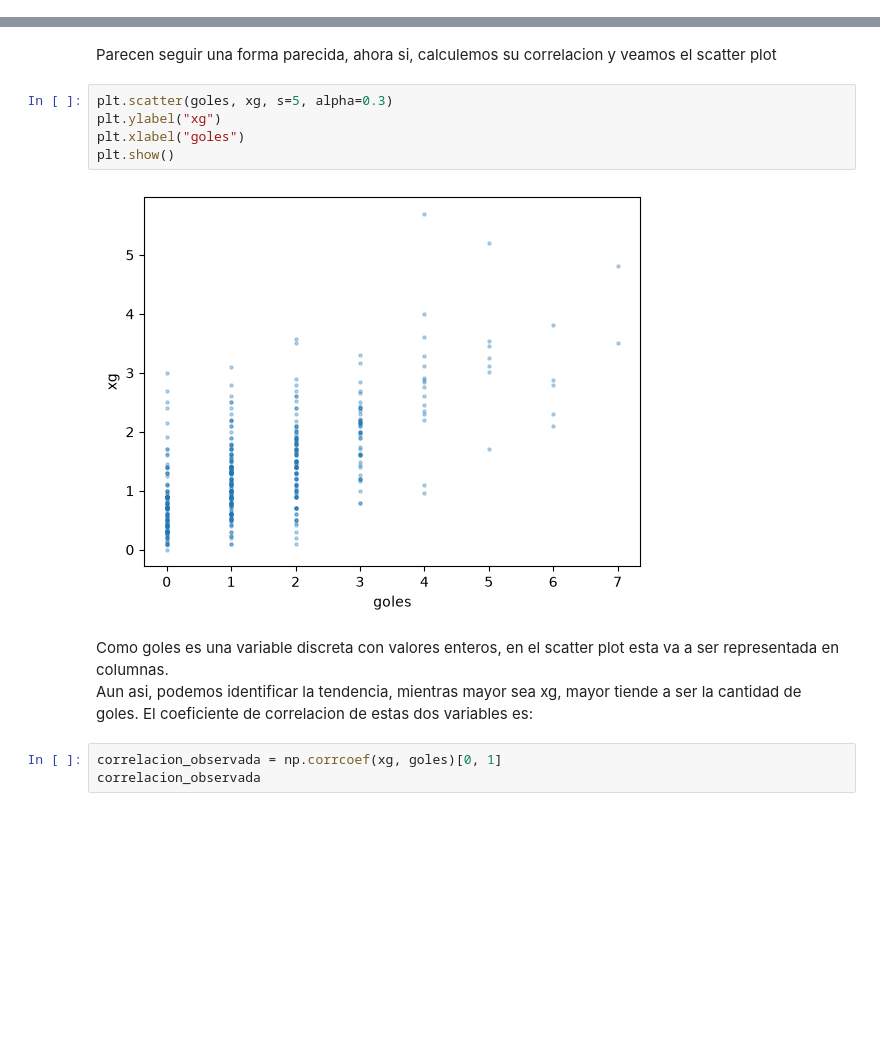
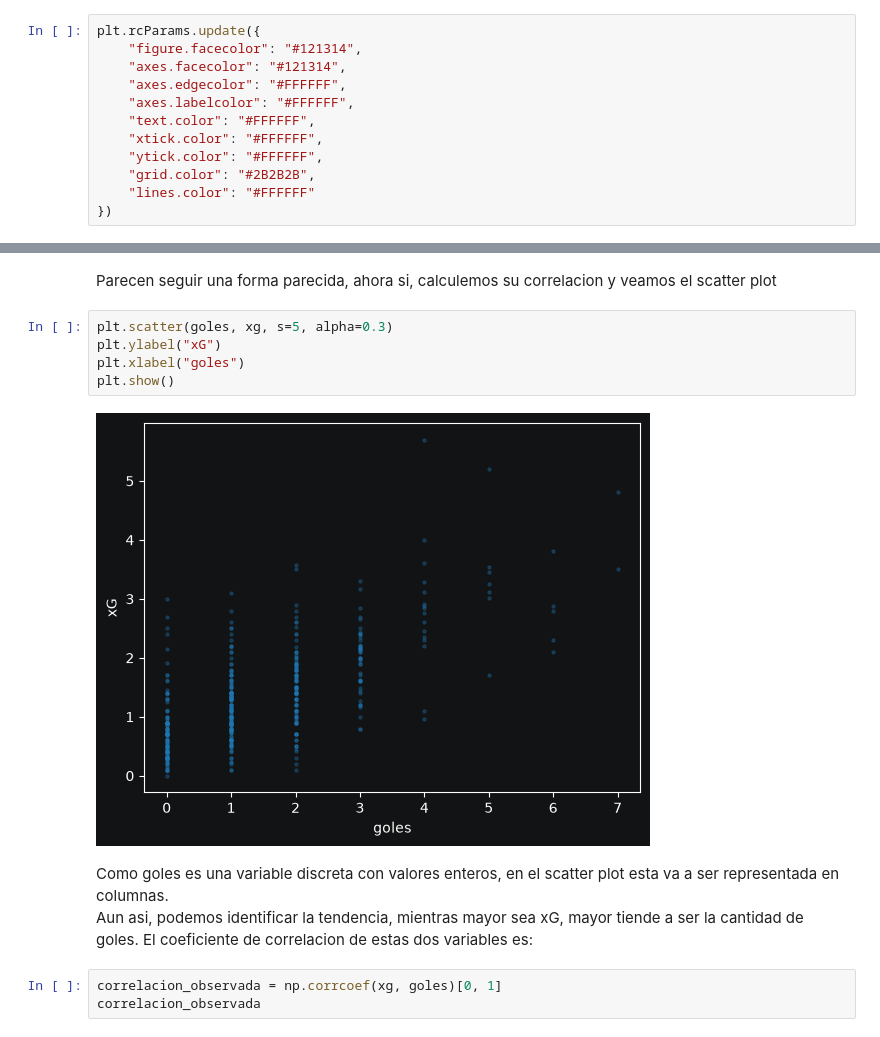
Before and after one commit to maximomilano9/Base-de-datos-de-partidos-de-futbol-masculino-21-a-nivel-selecciones-y-mundiales, a Jupyter notebook: notebooks/Exploracion_2.ipynb, the cells around one changed output, grey strips where cells are left out. Cells and saved outputs as stored; diff of their text form; blank space fills up the shorter version.

Commit message:
Añade IC y plots a notebooks de exploracion, continua desarrollando ML

```diff
--- a/notebooks/Exploracion_2.ipynb
+++ b/notebooks/Exploracion_2.ipynb
@@ -10,4 +10,16 @@ import empiricaldist
 import sqlite3
 import scipy.stats
 conn = sqlite3.connect("../data/Datos_Limpios.db")
+# %%
+plt.rcParams.update({
+    "figure.facecolor": "#121314",
+    "axes.facecolor": "#121314",
+    "axes.edgecolor": "#FFFFFF",
+    "axes.labelcolor": "#FFFFFF",
+    "text.color": "#FFFFFF",
+    "xtick.color": "#FFFFFF",
+    "ytick.color": "#FFFFFF",
+    "grid.color": "#2B2B2B",
+    "lines.color": "#FFFFFF"
+})
 # %% [markdown]
@@ -119,14 +131,14 @@ plt.show()
 Parecen seguir una forma parecida, ahora si, calculemos su correlacion y veamos el scatter plot
 # %%
 plt.scatter(goles, xg, s=5, alpha=0.3)
-plt.ylabel("xg")
+plt.ylabel("xG")
 plt.xlabel("goles")
 plt.show()
 # %% [output]
-[figure, old version]
+[figure, new version]
 # %% [markdown]
 Como goles es una variable discreta con valores enteros, en el scatter plot esta va a ser representada en columnas.
-Aun asi, podemos identificar la tendencia, mientras mayor sea xg, mayor tiende a ser la cantidad de goles. El coeficiente de correlacion de estas dos variables es:
+Aun asi, podemos identificar la tendencia, mientras mayor sea xG, mayor tiende a ser la cantidad de goles. El coeficiente de correlacion de estas dos variables es:
 # %%
 correlacion_observada = np.corrcoef(xg, goles)[0, 1]
 correlacion_observada
```
Also changed, not shown: parts of 16 cells of this notebook, 4 other files.
